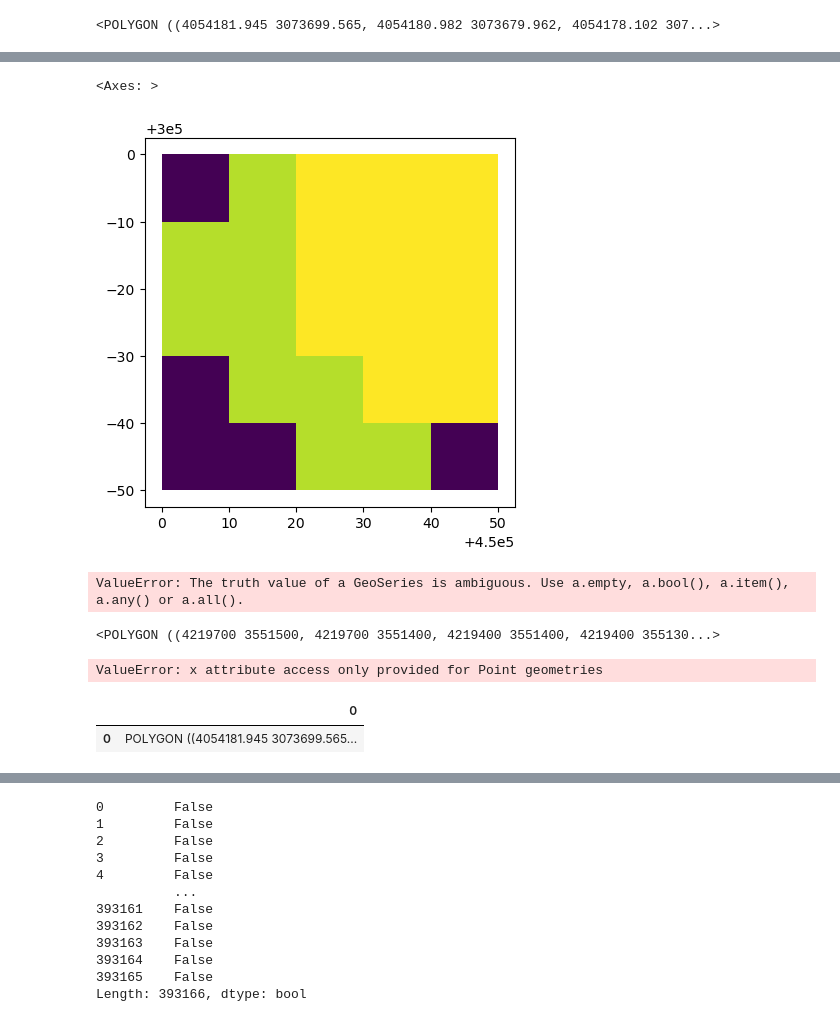
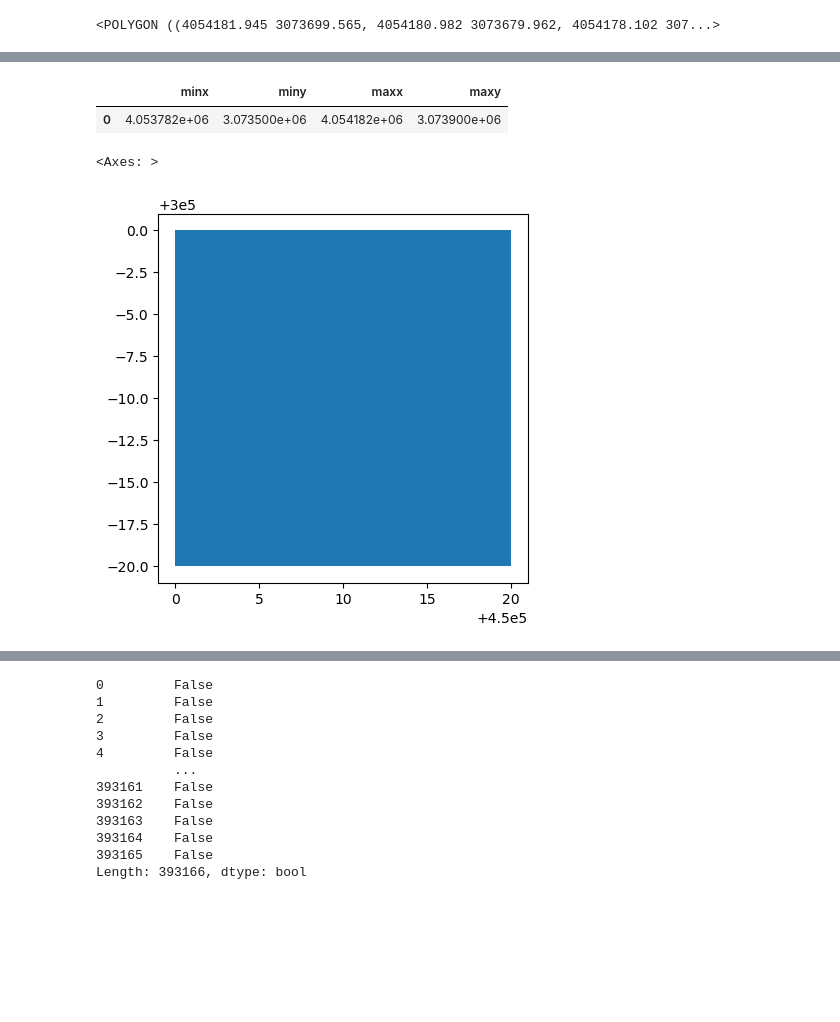
Before and after one commit to mfherrm/BioOTon, a Jupyter notebook: CORINE.ipynb, the cells around one changed output, grey strips where cells are left out. Saved outputs shown, nothing was run; the diff lists cells and outputs as text; code cells hidden in the pictures; blank space fills up the shorter version.

```diff
--- a/CORINE.ipynb
+++ b/CORINE.ipynb
@@ -429,0 +369,2 @@ Name: geometry, dtype: geometry
+# %%
+jdf = gdf.join(dbf_df, on = "value")
@@ -430,35 +427,12 @@ Name: geometry, dtype: geometry
+# %%
+buffer.bounds
+# %% [output]
+|  | minx | miny | maxx | maxy |
+| 0 | 4.053782e+06 | 3.073500e+06 | 4.054182e+06 | 3.073900e+06 |
 # %%
-gdf.plot(column=pixel_values)
+jdf.plot(column="CODE_18")
 # %% [output]
 <Axes: >
-[figure, old version]
+[figure, new version]
 # %%
 raster_dir = "F:\\Persönliches\\Git\\BioOTon\\clcclip.tif"
-# %%
-with Raster(raster_dir) as raster_obj:
-        raster_subset = raster_obj.read(bounds=buffer)
-        # polygon_mask = rasterio.features.geometry_mask(geometries=[geom],
-        #                                        out_shape=(raster_subset.shape[0],
-        #                                                   raster_subset.shape[1]),
-        #                                        transform=raster_subset.affine,
-        #                                        all_touched=False,
-        #                                        invert=True)
-
-        # all_data.append(raster_subset.array[polygon_mask])
-# %% [output]
-ValueError: The truth value of a GeoSeries is ambiguous. Use a.empty, a.bool(), a.item(), a.any() or a.all().
-# %%
-jdf.geometry[1]
-# %% [output]
-<POLYGON ((4219700 3551500, 4219700 3551400, 4219400 3551400, 4219400 355130...>
-# %%
-jdf.iloc[
-   jdf.geometry.x.argsort().values
-]
-# %% [output]
-ValueError: x attribute access only provided for Point geometries
-# %%
-buffer.to_frame()
-# %% [output]
-|  | 0 |
-| 0 | POLYGON ((4054181.945 3073699.565... |
```
Also changed, not shown: parts of 19 cells of this notebook.
